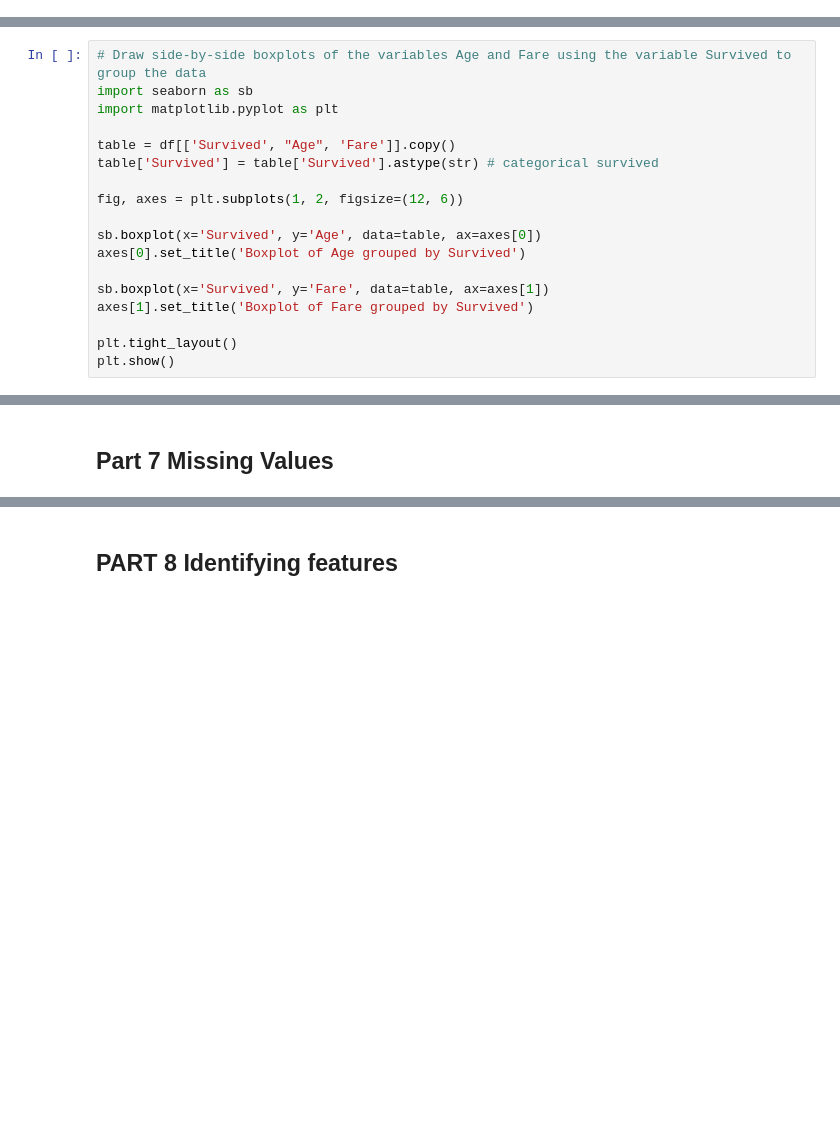
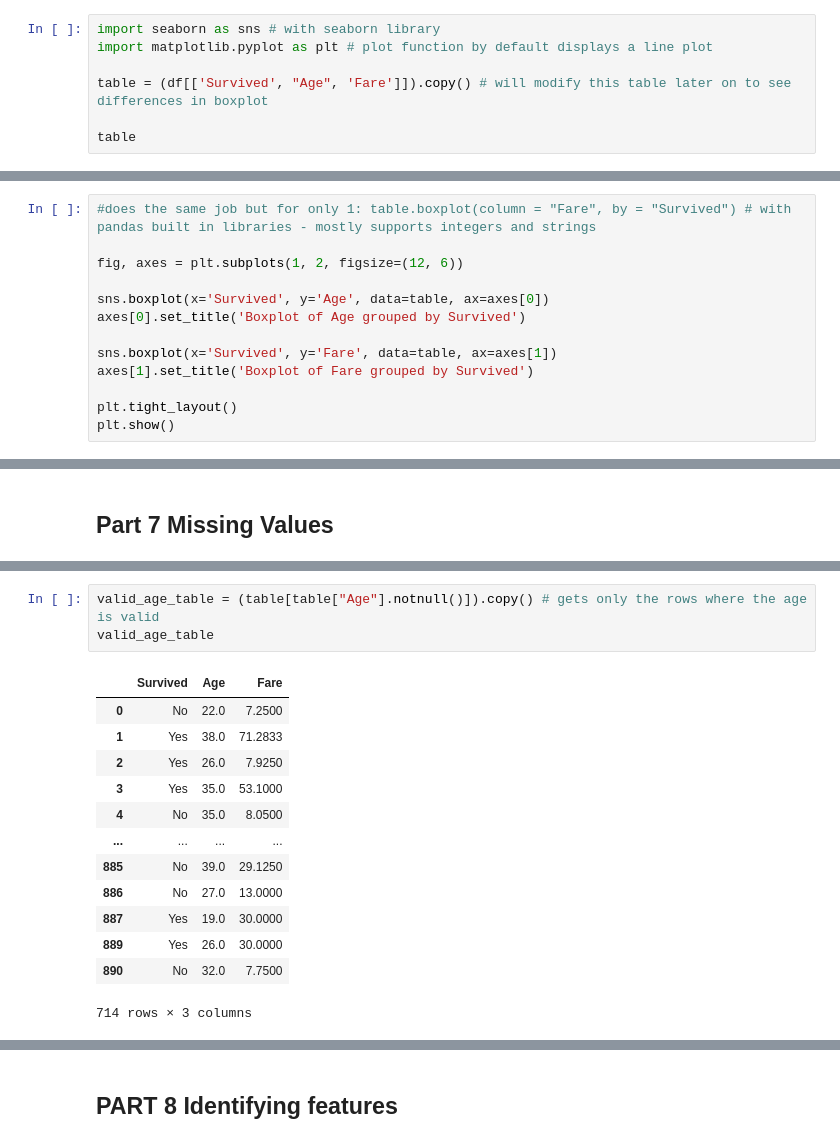
Before and after one commit to mdw223/Data-Science, a Jupyter notebook: mdwensma_HW4.ipynb, the cells around one changed output, grey strips where cells are left out. Drawn from its saved outputs; the diff is of its cells as text; blank space fills up the shorter version.

```diff
--- a/mdwensma_HW4.ipynb
+++ b/mdwensma_HW4.ipynb
@@ -269,0 +309,7 @@ Categories (2, object): ['female', 'male']
+# %%
+import seaborn as sns # with seaborn library
+import matplotlib.pyplot as plt # plot function by default displays a line plot
+
+table = (df[['Survived', "Age", 'Fare']]).copy() # will modify this table later on to see differences in boxplot
+
+table
@@ -270,17 +336,12 @@ Categories (2, object): ['female', 'male']
 # %%
-# Draw side-by-side boxplots of the variables Age and Fare using the variable Survived to group the data
-import seaborn as sb
-import matplotlib.pyplot as plt
-
-table = df[['Survived', "Age", 'Fare']].copy()
-table['Survived'] = table['Survived'].astype(str) # categorical survived
+#does the same job but for only 1: table.boxplot(column = "Fare", by = "Survived") # with pandas built in libraries - mostly supports integers and strings
 
 fig, axes = plt.subplots(1, 2, figsize=(12, 6))
 
-sb.boxplot(x='Survived', y='Age', data=table, ax=axes[0])
+sns.boxplot(x='Survived', y='Age', data=table, ax=axes[0])
 axes[0].set_title('Boxplot of Age grouped by Survived')
 
-sb.boxplot(x='Survived', y='Fare', data=table, ax=axes[1])
+sns.boxplot(x='Survived', y='Fare', data=table, ax=axes[1])
 axes[1].set_title('Boxplot of Fare grouped by Survived')
 
 plt.tight_layout()
@@ -386 +505,18 @@ Spread (Range): 79.58
+# %%
+valid_age_table = (table[table["Age"].notnull()]).copy() # gets only the rows where the age is valid
+valid_age_table
+# %% [output]
+|  | Survived | Age | Fare |
+| 0 | No | 22.0 | 7.2500 |
+| 1 | Yes | 38.0 | 71.2833 |
+| 2 | Yes | 26.0 | 7.9250 |
+| 3 | Yes | 35.0 | 53.1000 |
+| 4 | No | 35.0 | 8.0500 |
+| ... | ... | ... | ... |
+| 885 | No | 39.0 | 29.1250 |
+| 886 | No | 27.0 | 13.0000 |
+| 887 | Yes | 19.0 | 30.0000 |
+| 889 | Yes | 26.0 | 30.0000 |
+| 890 | No | 32.0 | 7.7500 |
+714 rows × 3 columns
 # %%
```
Also changed, not shown: parts of 52 cells of this notebook.
